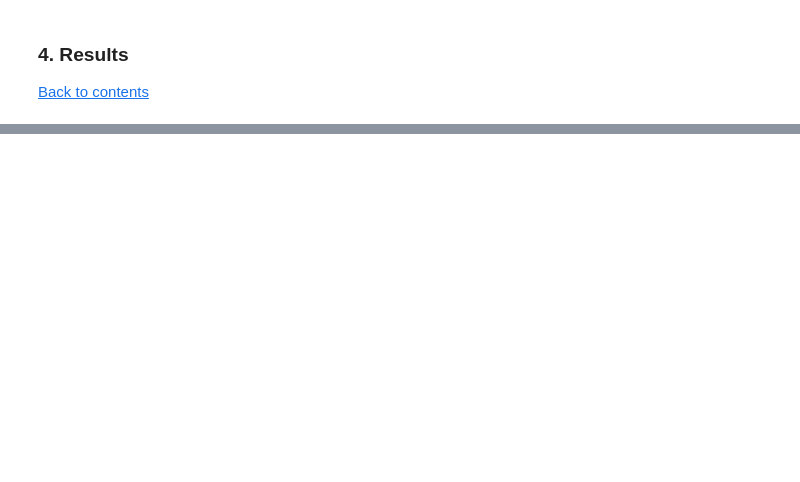
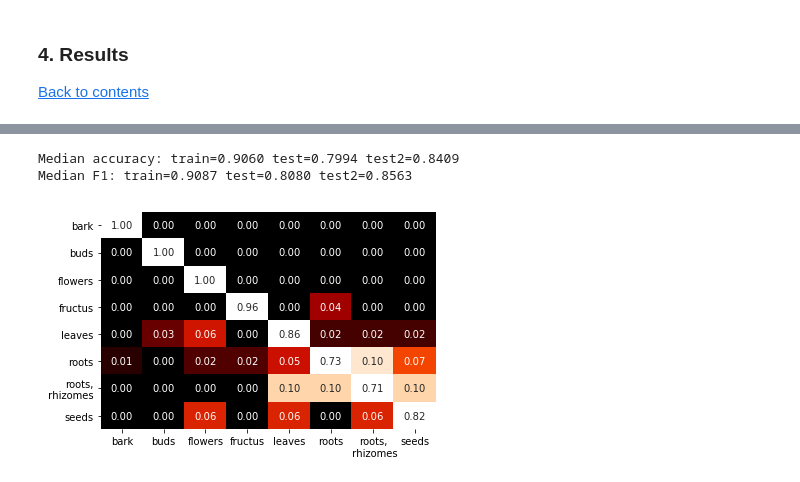
Before and after one commit to kharyuk/chemfin-plasp, a Jupyter notebook: notebooks/11_SNTD_prediction_of_parts.ipynb, the cells around one changed output, grey strips where cells are left out. Drawn from its saved outputs; the diff is of its cells as text; code cells hidden in the pictures; blank space fills up the shorter version.

```diff
--- a/notebooks/11_SNTD_prediction_of_parts.ipynb
+++ b/notebooks/11_SNTD_prediction_of_parts.ipynb
@@ -203,0 +260,34 @@ Median F1: train=0.9027 test=0.8794 test2=0.8767
+# %%
+
+results_dirname = '../results/'
+model_filename_base = 'parts_model_td_snn_'
+results_filename = 'rank='+str(rank_mz)+model_filename_base+'+CCA.npz'
+df = np.load(results_dirname+results_filename)
+accuracies = df['accuracies']
+f1s = df['f1s']
+cms = df['confusion_matrices']
+
+
+medAcc = np.median(accuracies, axis=0)
+medF1 = np.median(f1s, axis=0)
+medCMs = np.median(cms, axis=0)
+
+print 'Median accuracy: train=%.4f test=%.4f test2=%.4f' % (medAcc[0], medAcc[1], medAcc[2])
+print 'Median F1: train=%.4f test=%.4f test2=%.4f' % (medF1[0], medF1[1], medF1[2])
+clsnms = ['bark', 'buds', 'flowers', 'fructus', 'leaves', 'roots', 'roots,\n rhizomes', 'seeds']
+df = pd.DataFrame(medCMs, columns=clsnms)
+df['names'] = clsnms
+df = df.set_index('names')
+medCMs /= np.sum(medCMs, axis=1, keepdims=True)
+msk1 = medCMs.copy()
+np.fill_diagonal(msk1, 0.)
+sns.heatmap(
+    medCMs, annot=True, vmin=msk1.min(), vmax=1.05*msk1.max(),
+    xticklabels=clsnms, yticklabels=clsnms, cbar=None,
+    fmt='.2f', cmap='gist_heat', #mask=np.eye(len(clsnms))
+)
+plt.savefig('parts_sntd.pdf')
+# %% [output]
+Median accuracy: train=0.9060 test=0.7994 test2=0.8409
+Median F1: train=0.9087 test=0.8080 test2=0.8563
+[figure, added]
```
Also changed, not shown: parts of 4 cells of this notebook, 22 other files.
